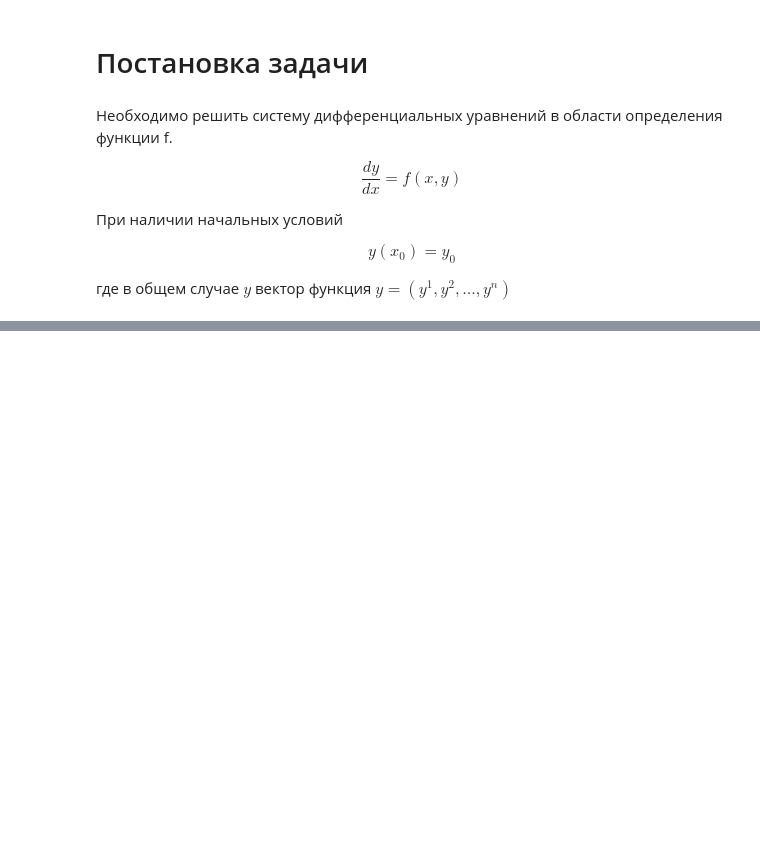
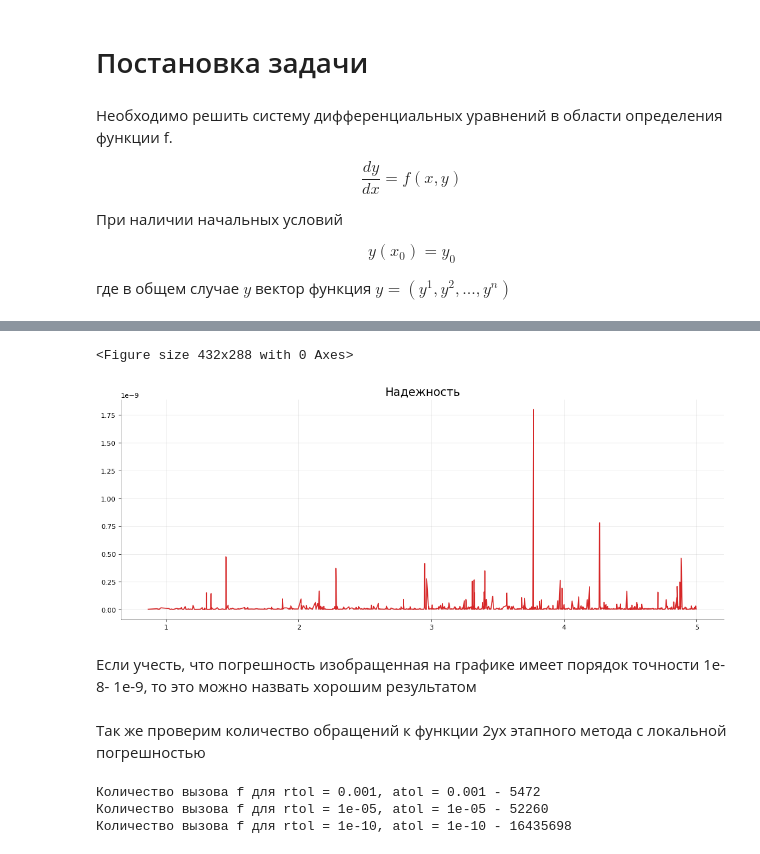
Before and after one commit to Hlibisev/num_methods, a Jupyter notebook: HW4.ipynb, the cells around one changed output, grey strips where cells are left out. Saved outputs shown, nothing was run; the diff lists cells and outputs as text; code cells hidden in the pictures; blank space fills up the shorter version.

```diff
--- a/HW4.ipynb
+++ b/HW4.ipynb
@@ -126,0 +381,44 @@ plot_loss(x, y_pred, y_truth)
+# %%
+def plot_reli(x, y_pred, r):
+    # Для быстроты кода
+    sampled_index = np.sort(np.random.choice(len(x), min(1000, len(x)), replace=False))
+    x = x[sampled_index]
+    y_pred = y_pred[sampled_index]
+    r = np.array(r)[sampled_index]
+
+    y_best = np.zeros_like(y_pred)
+
+    #Решаем диффур
+    solver = ode(lambda x, y: f(x, y).tolist())
+    solver.set_initial_value(y0, x0)
+
+    for i, time in enumerate(x):
+        h = solver.t - time
+        y_best[i] = solver.integrate(h)
+
+    # Считаем надежность
+    rn = (np.clip(norm(abs(y_best - y_pred), axis=1), 1e-200, np.inf))
+    mu = abs(r/rn)
+
+    plot('Надежность', mu[20:], x[20:])
+
+
+
+plot_reli(x, y_pred, r)
+# %% [output]
+<Figure size 432x288 with 0 Axes>
+[figure, added]
+# %% [markdown]
+Если учесть, что погрешность изобращенная на графике имеет порядок точности 1e-8- 1e-9, то это можно назвать хорошим результатом
+# %% [markdown]
+Так же проверим количество обращений к функции 2ух этапного метода с локальной погрешностью
+# %%
+for rtol, atol in zip([1e-3, 1e-5, 1e-10], [1e-3, 1e-5, 1e-10]):
+    x, y_pred, info = _solver_diff_equations_local(f, x0, y0, params=params, x_end=x_end,
+                                               h=1e-6, rtol=rtol, atol=atol)
+    h, r, num_calc = info
+    print(f'Количество вызова f для {rtol = }, {atol = } - {num_calc}')
+# %% [output]
+Количество вызова f для rtol = 0.001, atol = 0.001 - 5472
+Количество вызова f для rtol = 1e-05, atol = 1e-05 - 52260
+Количество вызова f для rtol = 1e-10, atol = 1e-10 - 16435698
```
Also changed, not shown: parts of 30 cells of this notebook.
